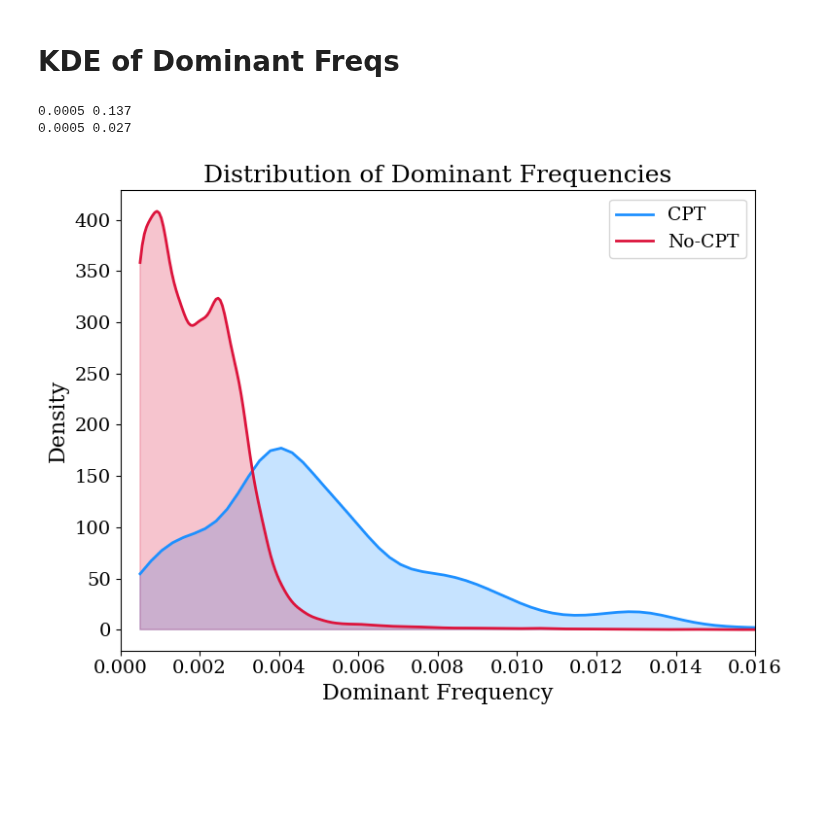
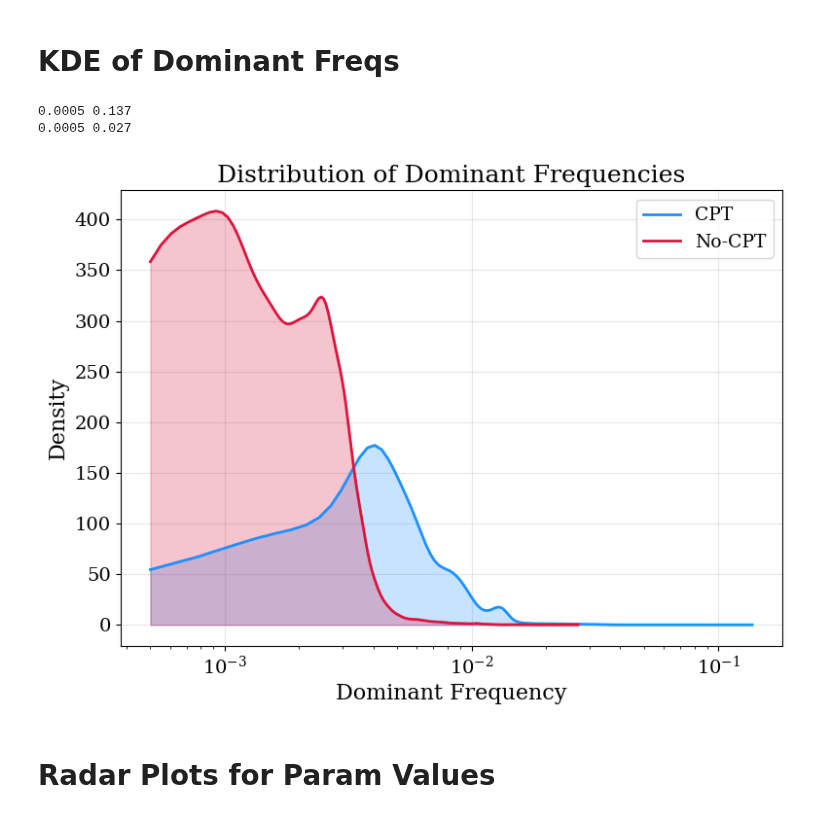
Before and after one commit to charlesaugdupont/cognitive-biases-endogenous-volatility, a Jupyter notebook: DominantFrequency.ipynb, the cells around one changed output. Saved outputs shown, nothing was run; the diff lists cells and outputs as text; code cells hidden in the pictures; blank space fills up the shorter version.

```diff
--- a/DominantFrequency.ipynb
+++ b/DominantFrequency.ipynb
@@ -187,7 +187,7 @@ for i in range(7):
 
                 # Concatenate all lists of freqs in this bin
                 if len(idxs) > 0:
-                    freq_lists_min_100_agents = [freq_lists[k] for k in idxs if len(np.where(~np.isnan(freq_lists[k]))[0]) > 1000]
+                    freq_lists_min_100_agents = [freq_lists[k] for k in idxs if len(np.where(~np.isnan(freq_lists[k]))[0]) > 500]
                     if freq_lists_min_100_agents:
                         combined_freqs = np.concatenate(freq_lists_min_100_agents)
                         heatmap[a, b] = combined_freqs[~np.isnan(combined_freqs) ].mean()
@@ -253,7 +253,7 @@ for i in range(len(param_names)):
 
                 # Concatenate all lists of freqs in this bin
                 if len(idxs) > 0:
-                    freq_lists_min_100_agents = [freq_lists[k] for k in idxs if len(np.where(~np.isnan(freq_lists[k]))[0]) > 1000]
+                    freq_lists_min_100_agents = [freq_lists[k] for k in idxs if len(np.where(~np.isnan(freq_lists[k]))[0]) > 500]
                     if freq_lists_min_100_agents:
                         combined_freqs = np.concatenate(freq_lists_min_100_agents)
                         heatmap[a, b] = combined_freqs[~np.isnan(combined_freqs) ].mean()
@@ -289,7 +289,7 @@ for i, directory in enumerate(["results_5", "cpt_no_effect"]):
     with open(directory + "_dominant_frequencies.pickle", "rb") as f:
         freqs = pickle.load(f)
     prop_sims = []
-    linspace = np.linspace(100, 10000, 21)
+    linspace = np.linspace(50, 10000, 21)
     for cutoff in linspace:
         sims = [s for s in freqs if len(np.where(~np.isnan(s))[0]) >= cutoff]
         prop_sims.append(len(sims)/1024)
@@ -299,8 +299,10 @@ plt.title(r"Proportion of Simulations with at least $p$% of agents oscillating",
 plt.xlabel(r"$p$")
 plt.ylabel("Proportion of Simulations")
 plt.xticks(np.linspace(0.0, 1.0, 5), [0, 25, 50, 75, 100])
-plt.ylim(-0.004, 0.14)
+plt.ylim(-0.004, 0.150)
+plt.yticks(np.linspace(0, 0.150, 6))
 plt.legend()
 plt.grid()
+plt.tight_layout()
 plt.show()
 # %% [output]
@@ -316,32 +318,35 @@ cutoff = 100
 for i, directory in enumerate(["results_5", "cpt_no_effect"]):
     with open(directory + "_dominant_frequencies.pickle", "rb") as f:
         freqs = pickle.load(f)
 
     sims = [s for s in freqs if len(np.where(~np.isnan(s))[0]) >= cutoff]
     sims = np.concatenate(sims)
     sims = sims[~np.isnan(sims)]
     print(sims.min(), sims.max())
 
     # compute KDE
     kde = gaussian_kde(sims, bw_method=0.2)
 
     # grid for x-values
     x_vals = np.linspace(min(sims), max(sims), 500)
     y_vals = kde(x_vals)
 
     # normalize so area = 1 (proportion density)
     y_vals /= np.trapz(y_vals, x_vals)
     plt.plot(x_vals, y_vals, color=colors[i], label=labels[i], lw=2)
     plt.fill_between(x_vals, y_vals, color=colors[i], alpha=0.25)
 
-plt.xlim(0, 0.016)
 plt.xlabel("Dominant Frequency")
 plt.ylabel("Density")
 plt.title("Distribution of Dominant Frequencies")
 plt.legend()
+plt.grid()
+plt.xscale("log")
 plt.tight_layout()
 plt.show()
 # %% [output]
 0.0005 0.137
 0.0005 0.027
-[figure, old version]
+[figure, new version]
+# %% [markdown]
+# Radar Plots for Param Values
```
Also changed, not shown: parts of 7 cells of this notebook.
